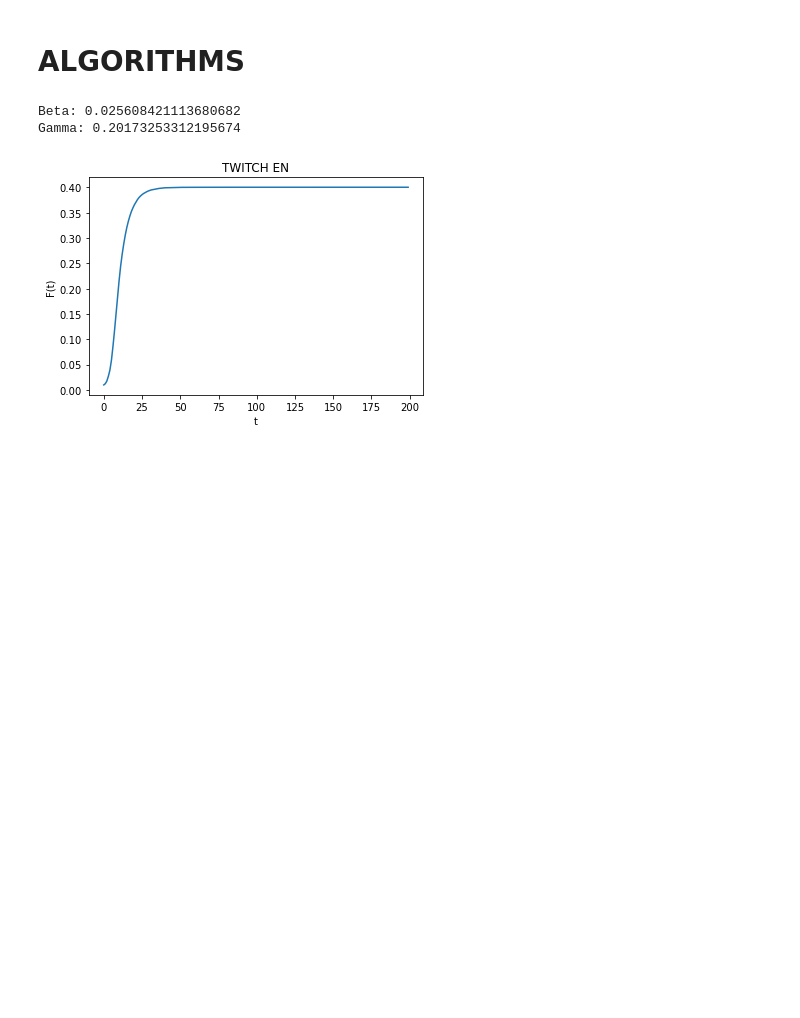
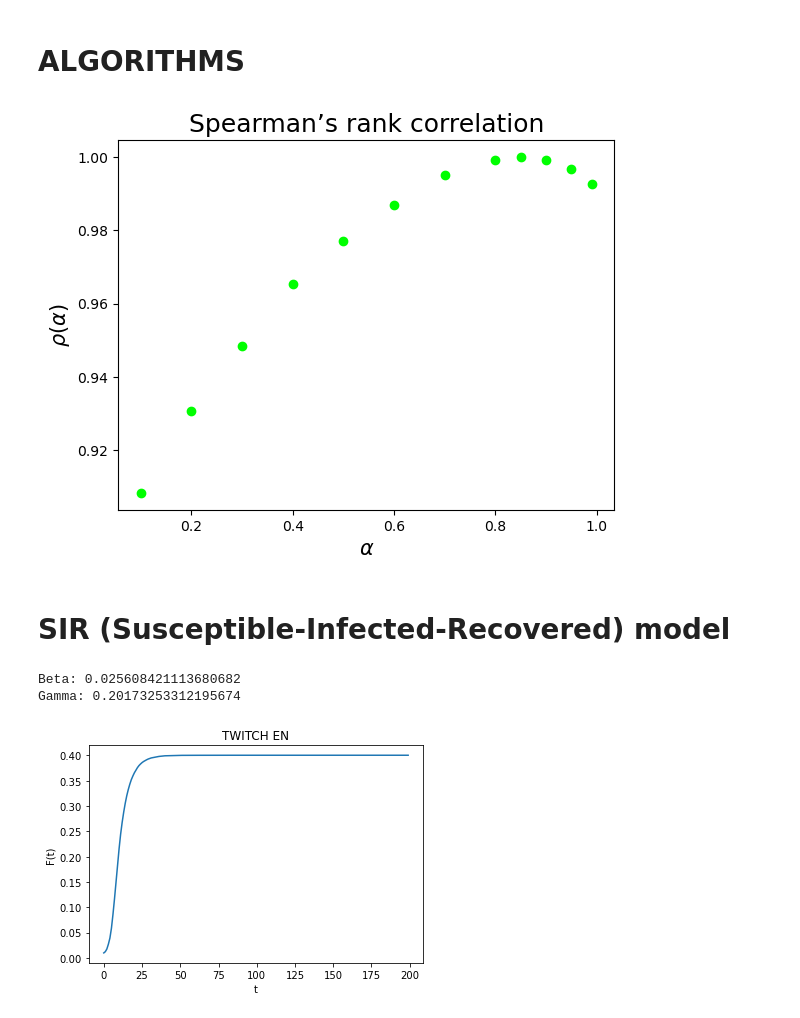
Before and after one commit to Shymsky/Network_Science, a Jupyter notebook: Group_Assignment.ipynb, the cells around one changed output. Drawn from its saved outputs; the diff is of its cells as text; code cells hidden in the pictures; blank space fills up the shorter version.

```diff
--- a/Group_Assignment.ipynb
+++ b/Group_Assignment.ipynb
@@ -111,0 +89,20 @@ print("Minutes elapsed: ", (time.time() - st)/60)
+# %%
+# Compute Spearman’s rank correlation 𝜌 between the PageRanks for 𝛼_0 = 0.85 and all other 𝛼_s
+from scipy.stats import kendalltau, spearmanr, pearsonr
+pr_alpha_0 = list(nx.pagerank(G_TWITCH_DE, alpha=0.85).values())
+alpha_values = [0.1, 0.2, 0.3, 0.4, 0.5, 0.6, 0.7, 0.8, 0.85, 0.9, 0.95, 0.99]
+
+# compute pagerank & spearman correlation for each alpha:
+pageranks = {}
+spearman_correlations = {}
+for alpha in alpha_values:
+    pageranks[alpha] = list(nx.pagerank(G_TWITCH_DE, alpha=alpha).values())
+    spearman_correlations[alpha] = spearmanr(pr_alpha_0, pageranks[alpha])[0]
+
+plt.scatter(spearman_correlations.keys(), spearman_correlations.values(), color = "lime")
+plt.xlabel(r"$\alpha$", fontsize=15)
+plt.ylabel(r"$\rho(\alpha)$", fontsize=15)
+plt.title("Spearman’s rank correlation", size=18)
+plt.show()
+# %% [output]
+[figure, added]
@@ -112,3 +151,5 @@ print("Minutes elapsed: ", (time.time() - st)/60)
+# %% [markdown]
+# SIR (Susceptible-Infected-Recovered) model
 # %%
 # method to calculate the infected scale
 def get_infected_scale(infected, recovered, total):
```
Also changed, not shown: parts of 11 cells of this notebook.
